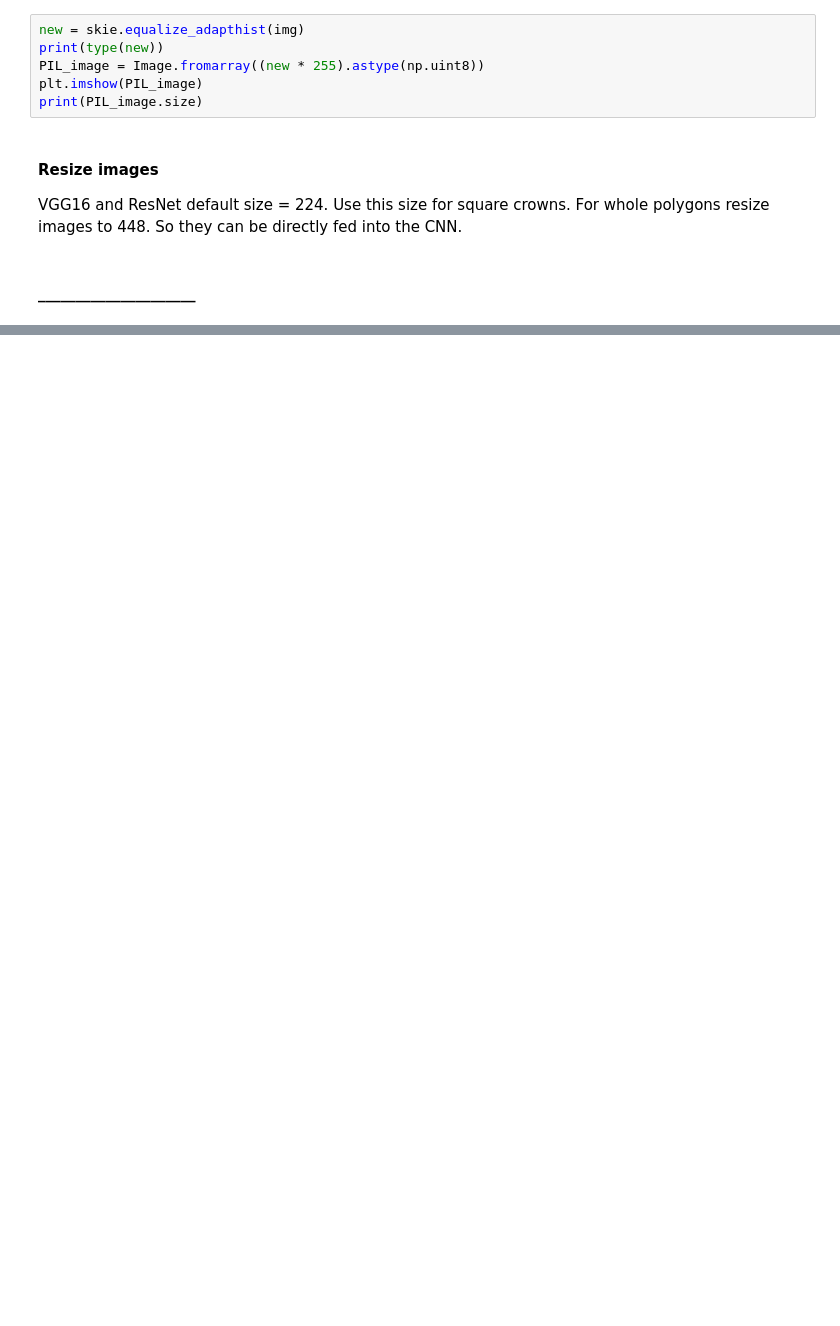
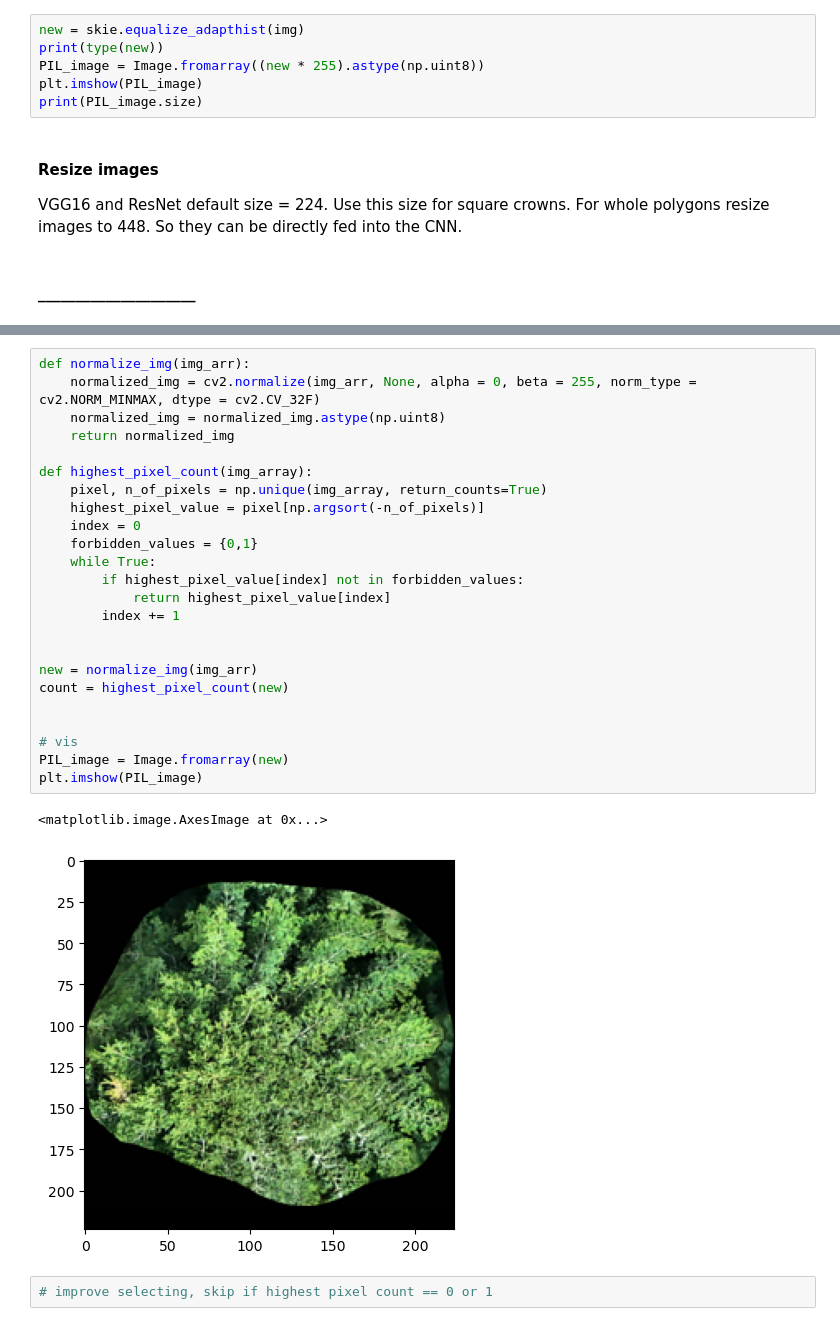
Before and after one commit to zeppehpt1/treeclust, a Jupyter notebook: notebooks/02_preprocessing_images.ipynb, the cells around one changed output, grey strips where cells are left out. Saved outputs shown, nothing was run; the diff lists cells and outputs as text; blank space fills up the shorter version.

```diff
--- a/notebooks/02_preprocessing_images.ipynb
+++ b/notebooks/02_preprocessing_images.ipynb
@@ -106,0 +208,29 @@ preprocess_images(polygon_crops_path,224)
+# %%
+def normalize_img(img_arr):
+    normalized_img = cv2.normalize(img_arr, None, alpha = 0, beta = 255, norm_type = cv2.NORM_MINMAX, dtype = cv2.CV_32F)
+    normalized_img = normalized_img.astype(np.uint8)
+    return normalized_img
+
+def highest_pixel_count(img_array):
+    pixel, n_of_pixels = np.unique(img_array, return_counts=True)
+    highest_pixel_value = pixel[np.argsort(-n_of_pixels)]
+    index = 0
+    forbidden_values = {0,1}
+    while True:
+        if highest_pixel_value[index] not in forbidden_values:
+            return highest_pixel_value[index]
+        index += 1
+
+
+new = normalize_img(img_arr)
+count = highest_pixel_count(new)
+
+
+# vis
+PIL_image = Image.fromarray(new)
+plt.imshow(PIL_image)
+# %% [output]
+<matplotlib.image.AxesImage at 0x...>
+[figure, added]
+# %%
+# improve selecting, skip if highest pixel count == 0 or 1
```
Also changed, not shown: parts of 11 cells of this notebook, 3 other files.
